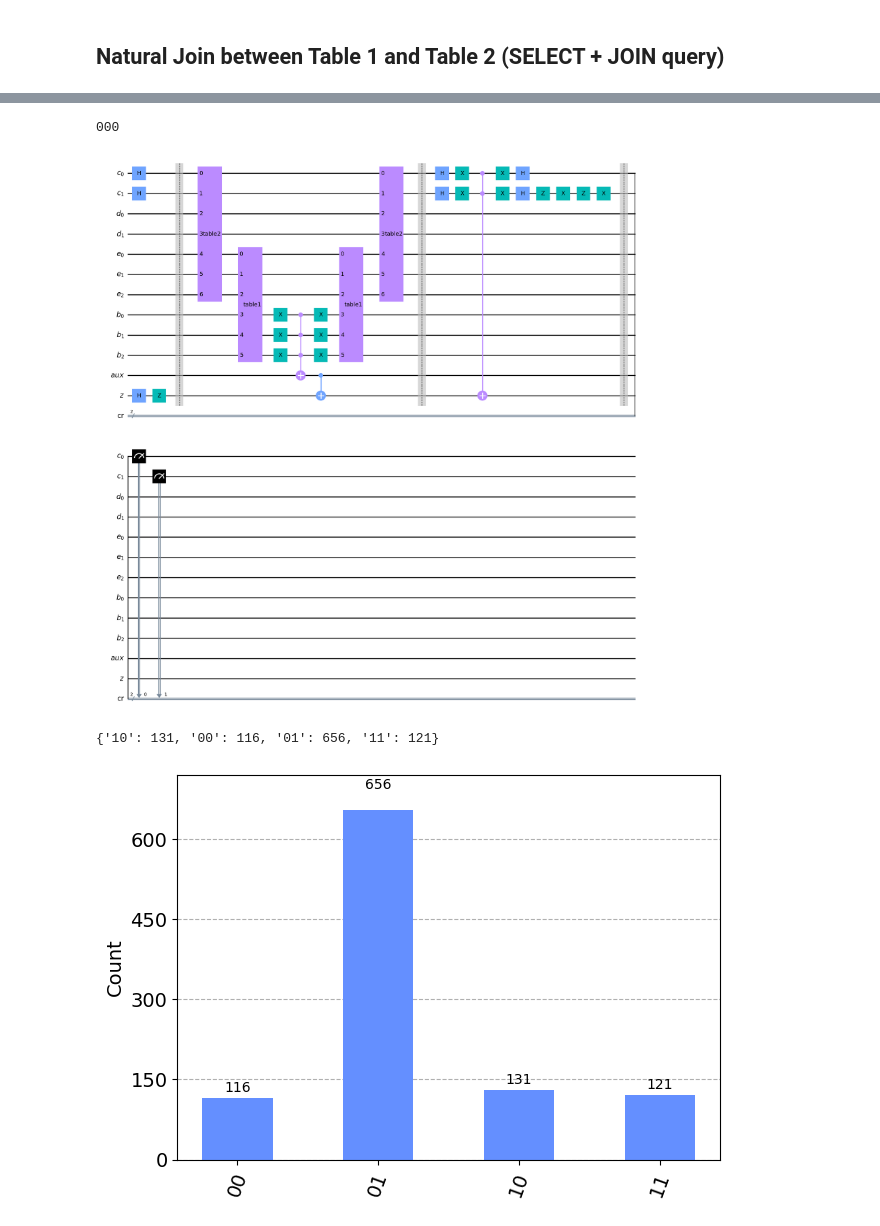
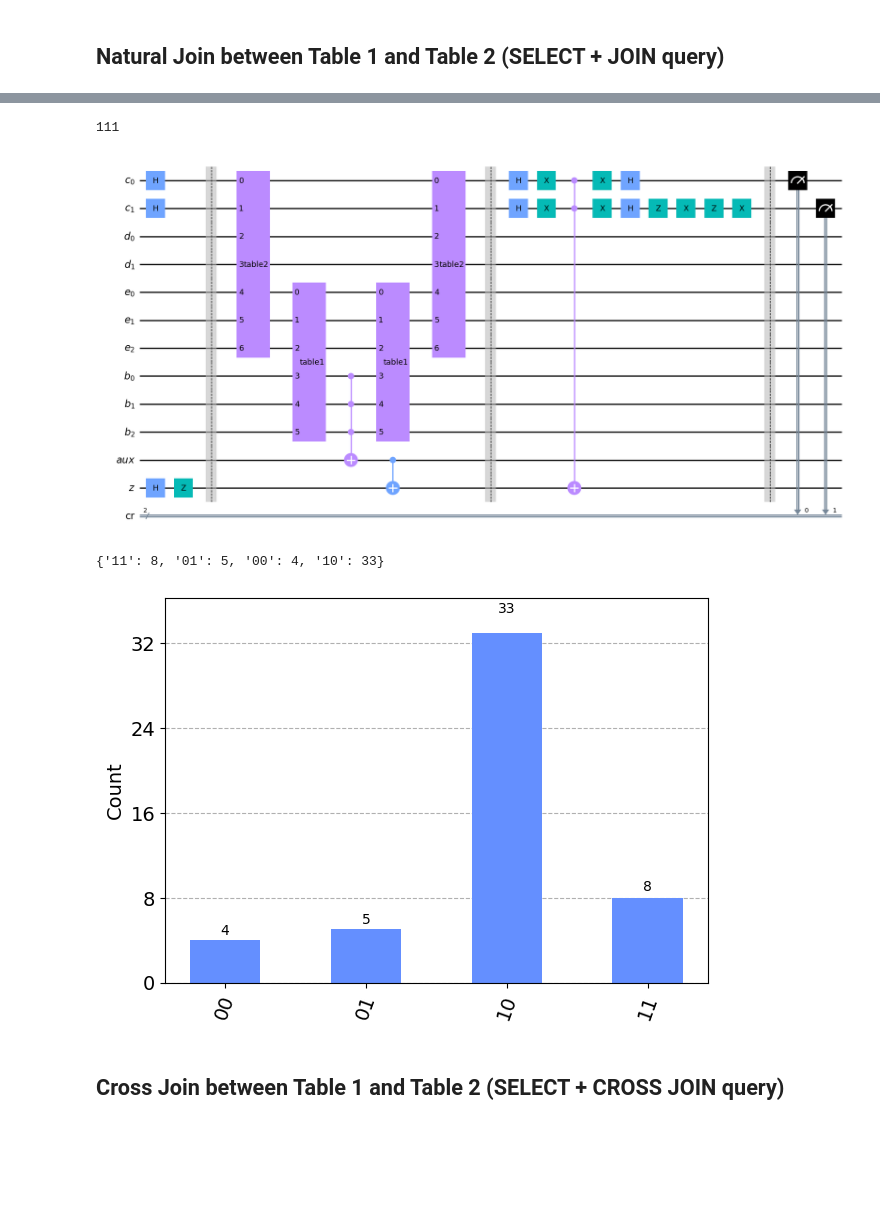
Before and after one commit to SamrutGadde/QuantumDB, a Jupyter notebook: db.ipynb, the cells around one changed output, grey strips where cells are left out. Saved outputs shown, nothing was run; the diff lists cells and outputs as text; code cells hidden in the pictures; blank space fills up the shorter version.

```diff
--- a/db.ipynb
+++ b/db.ipynb
@@ -316,12 +366,6 @@ def join(num):
     qc.z(z)
     qc.h(c)
     qc.barrier()
-    # qc.append(table2, c[:] + d[:] + e[:])
-    # qc.append(table1, e[:] + b[:])
-
-    # have to search table 1 first to get the correct binary
-    # num2 = search(num, True)
-    # print(num2)
 
     M = int(np.floor(np.pi/4 * np.sqrt(2**len(c))))
     binary = bin(num)[2:]
@@ -336,46 +380,48 @@ def join(num):
                 qc.x(b[len(binary)-j-1])
 
         qc.mcx(b, aux)
 
         for j in range(len(binary)):
             if binary[j] == '0':
                 qc.x(b[len(binary)-j-1])
 
 
         qc.append(table1, e[:] + b[:])
         qc.append(table2, c[:] + d[:] + e[:])
         qc.cx(aux, z)
         qc.barrier()
 
         qc.h(c)
         qc.x(c)
         qc.mcx(c, z)
         qc.x(c)
         qc.h(c)
         qc.z(c[len(c)-1])
         qc.x(c[len(c)-1])
         qc.z(c[len(c)-1])
         qc.x(c[len(c)-1])
         qc.barrier()
 
     qc.measure(c, cr)
     return qc
 
-joinCircuit = join(0)
+joinCircuit = join(7)
 joinCircuit.draw(output='mpl')
 # %% [output]
-000
+111
-[figure, old version]
+[figure, new version]
 # %%
 backend = Aer.get_backend('qasm_simulator')
-job = execute(joinCircuit, backend, shots=1024)
+job = execute(joinCircuit, backend, shots=50)
 result = job.result()
 counts = result.get_counts()
 print(counts)
 plot_histogram(counts)
 # %% [output]
-{'10': 131, '00': 116, '01': 656, '11': 121}
+{'11': 8, '01': 5, '00': 4, '10': 33}
-[figure, old version]
+[figure, new version]
+# %% [markdown]
+## Cross Join between Table 1 and Table 2 (SELECT + CROSS JOIN query)
 # %%
 def crossJoin(num):
     c = QuantumRegister(2, 'c')
```
Also changed, not shown: parts of 16 cells of this notebook, 2 other files.
